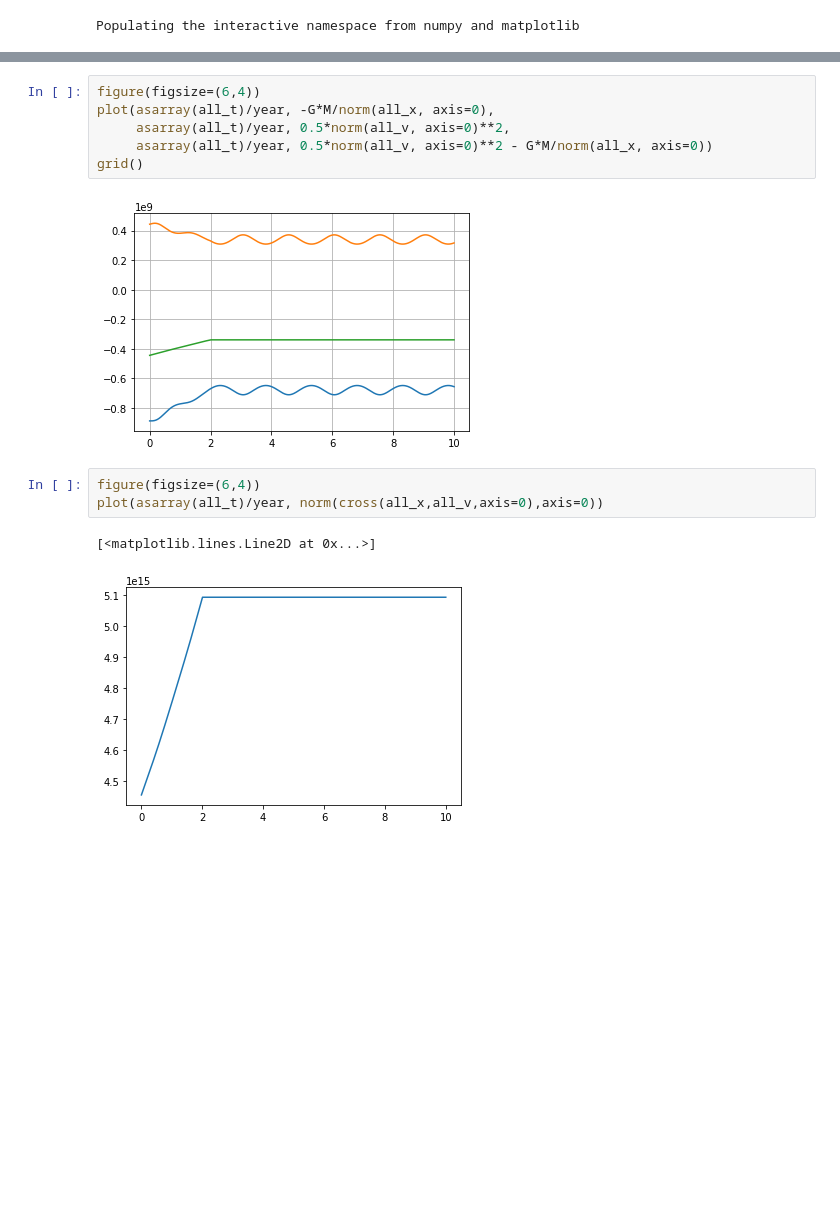
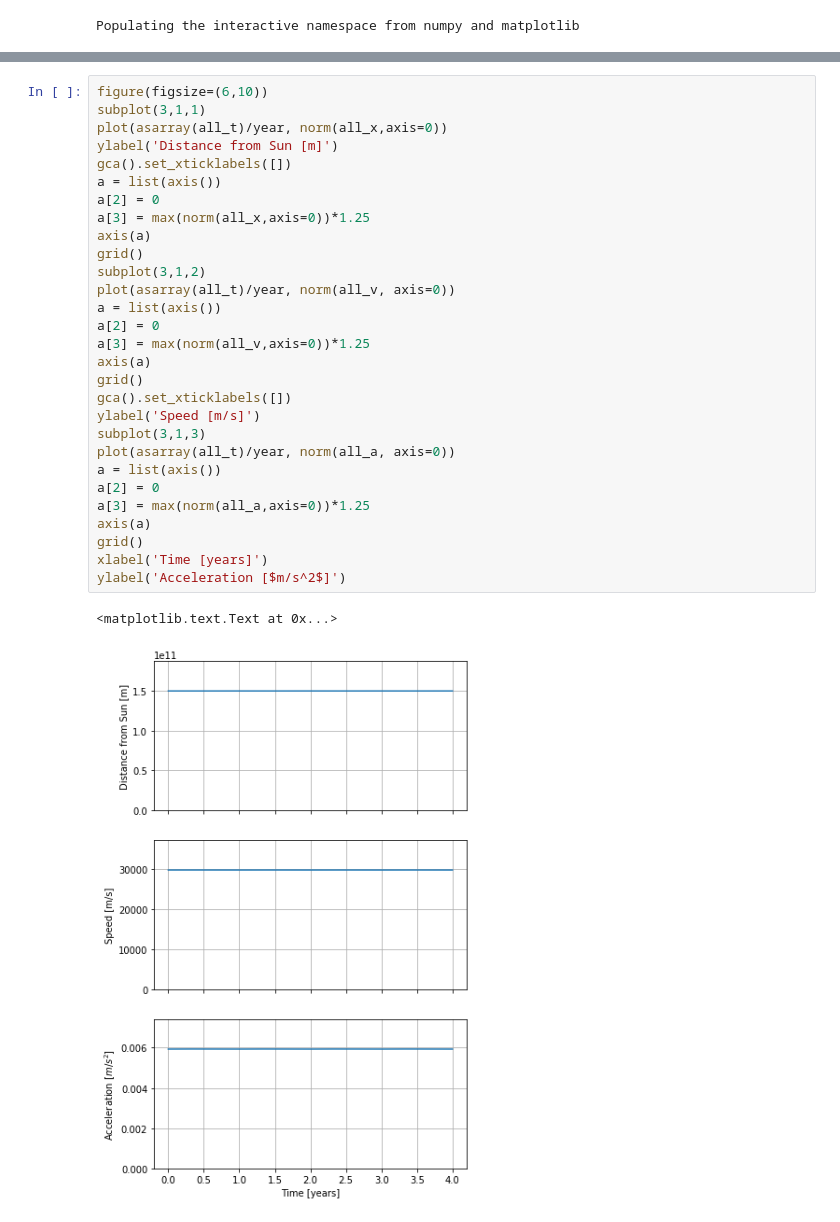
Before and after one commit to sfegan/student_computation_examples, a Jupyter notebook: Orbit 1 - Earth orbit around sun.ipynb, the cells around one changed output, grey strips where cells are left out. Cells and saved outputs as stored; diff of their text form; blank space fills up the shorter version.

```diff
--- a/Orbit 1 - Earth orbit around sun.ipynb
+++ b/Orbit 1 - Earth orbit around sun.ipynb
@@ -68,14 +103,32 @@ plot(asarray(all_t)/year, all_v[0,:], asarray(all_t)/year, all_v[1,:])
-# %%
-figure(figsize=(6,4))
-plot(asarray(all_t)/year, -G*M/norm(all_x, axis=0),
-     asarray(all_t)/year, 0.5*norm(all_v, axis=0)**2,
-     asarray(all_t)/year, 0.5*norm(all_v, axis=0)**2 - G*M/norm(all_x, axis=0))
-grid()
-# %% [output]
-[figure, removed]
-# %%
-figure(figsize=(6,4))
-plot(asarray(all_t)/year, norm(cross(all_x,all_v,axis=0),axis=0))
-# %% [output]
-[<matplotlib.lines.Line2D at 0x...>]
-[figure, removed]
+# %%
+figure(figsize=(6,10))
+subplot(3,1,1)
+plot(asarray(all_t)/year, norm(all_x,axis=0))
+ylabel('Distance from Sun [m]')
+gca().set_xticklabels([])
+a = list(axis())
+a[2] = 0
+a[3] = max(norm(all_x,axis=0))*1.25
+axis(a)
+grid()
+subplot(3,1,2)
+plot(asarray(all_t)/year, norm(all_v, axis=0))
+a = list(axis())
+a[2] = 0
+a[3] = max(norm(all_v,axis=0))*1.25
+axis(a)
+grid()
+gca().set_xticklabels([])
+ylabel('Speed [m/s]')
+subplot(3,1,3)
+plot(asarray(all_t)/year, norm(all_a, axis=0))
+a = list(axis())
+a[2] = 0
+a[3] = max(norm(all_a,axis=0))*1.25
+axis(a)
+grid()
+xlabel('Time [years]')
+ylabel('Acceleration [$m/s^2$]')
+# %% [output]
+<matplotlib.text.Text at 0x...>
+[figure, added]
```
Also changed, not shown: parts of 8 cells of this notebook, 3 other files.
